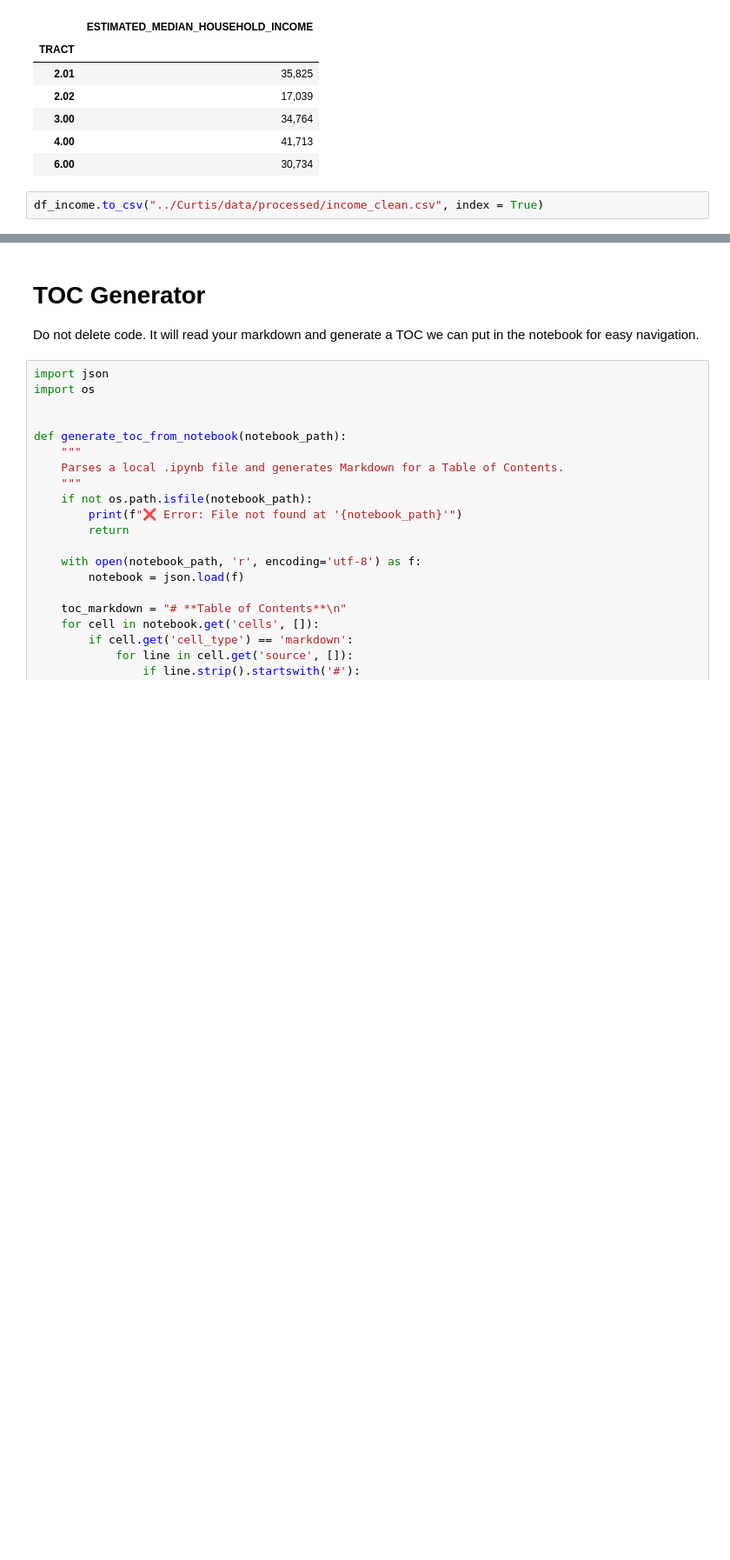
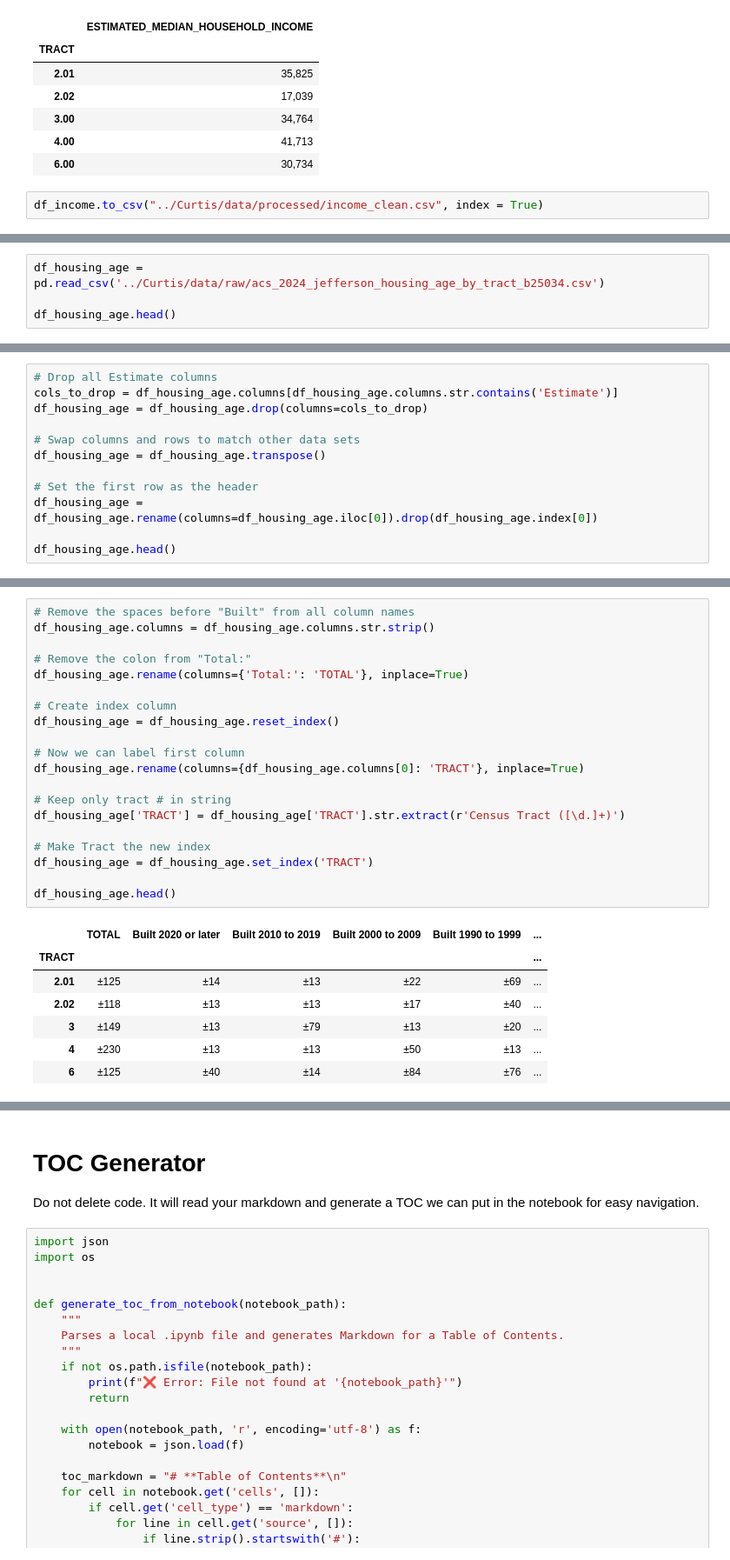
Before and after one commit to Code-You-Contributors/HUD_data_master, a Jupyter notebook: Curtis/curtis.ipynb, the cells around one changed output, grey strips where cells are left out. Shown at 87% size. Drawn from its saved outputs; the diff is of its cells as text; blank space fills up the shorter version.

Commit message:
wrangled housing_age and outputted clean csv

```diff
--- a/Curtis/curtis.ipynb
+++ b/Curtis/curtis.ipynb
@@ -118,0 +121,4 @@ df_income.to_csv("../Curtis/data/processed/income_clean.csv", index = True)
+# %%
+df_housing_age = pd.read_csv('../Curtis/data/raw/acs_2024_jefferson_housing_age_by_tract_b25034.csv')
+
+df_housing_age.head()
@@ -118,0 +133,12 @@ df_income.to_csv("../Curtis/data/processed/income_clean.csv", index = True)
+# %%
+# Drop all Estimate columns
+cols_to_drop = df_housing_age.columns[df_housing_age.columns.str.contains('Estimate')]
+df_housing_age = df_housing_age.drop(columns=cols_to_drop)
+
+# Swap columns and rows to match other data sets
+df_housing_age = df_housing_age.transpose()
+
+# Set the first row as the header
+df_housing_age = df_housing_age.rename(columns=df_housing_age.iloc[0]).drop(df_housing_age.index[0])
+
+df_housing_age.head()
@@ -118,0 +152,28 @@ df_income.to_csv("../Curtis/data/processed/income_clean.csv", index = True)
+# %%
+# Remove the spaces before "Built" from all column names
+df_housing_age.columns = df_housing_age.columns.str.strip()
+
+# Remove the colon from "Total:"
+df_housing_age.rename(columns={'Total:': 'TOTAL'}, inplace=True)
+
+# Create index column
+df_housing_age = df_housing_age.reset_index()
+
+# Now we can label first column
+df_housing_age.rename(columns={df_housing_age.columns[0]: 'TRACT'}, inplace=True)
+
+# Keep only tract # in string
+df_housing_age['TRACT'] = df_housing_age['TRACT'].str.extract(r'Census Tract ([\d.]+)')
+
+# Make Tract the new index
+df_housing_age = df_housing_age.set_index('TRACT')
+
+df_housing_age.head()
+# %% [output]
+|  | TOTAL | Built 2020 or later | Built 2010 to 2019 | Built 2000 to 2009 | Built 1990 to 1999 | ... |
+| TRACT |  |  |  |  |  | ... |
+| 2.01 | ±125 | ±14 | ±13 | ±22 | ±69 | ... |
+| 2.02 | ±118 | ±13 | ±13 | ±17 | ±40 | ... |
+| 3 | ±149 | ±13 | ±79 | ±13 | ±20 | ... |
+| 4 | ±230 | ±13 | ±13 | ±50 | ±13 | ... |
+| 6 | ±125 | ±40 | ±14 | ±84 | ±76 | ... |
```
Also changed, not shown: parts of 8 cells of this notebook, 1 other file.
